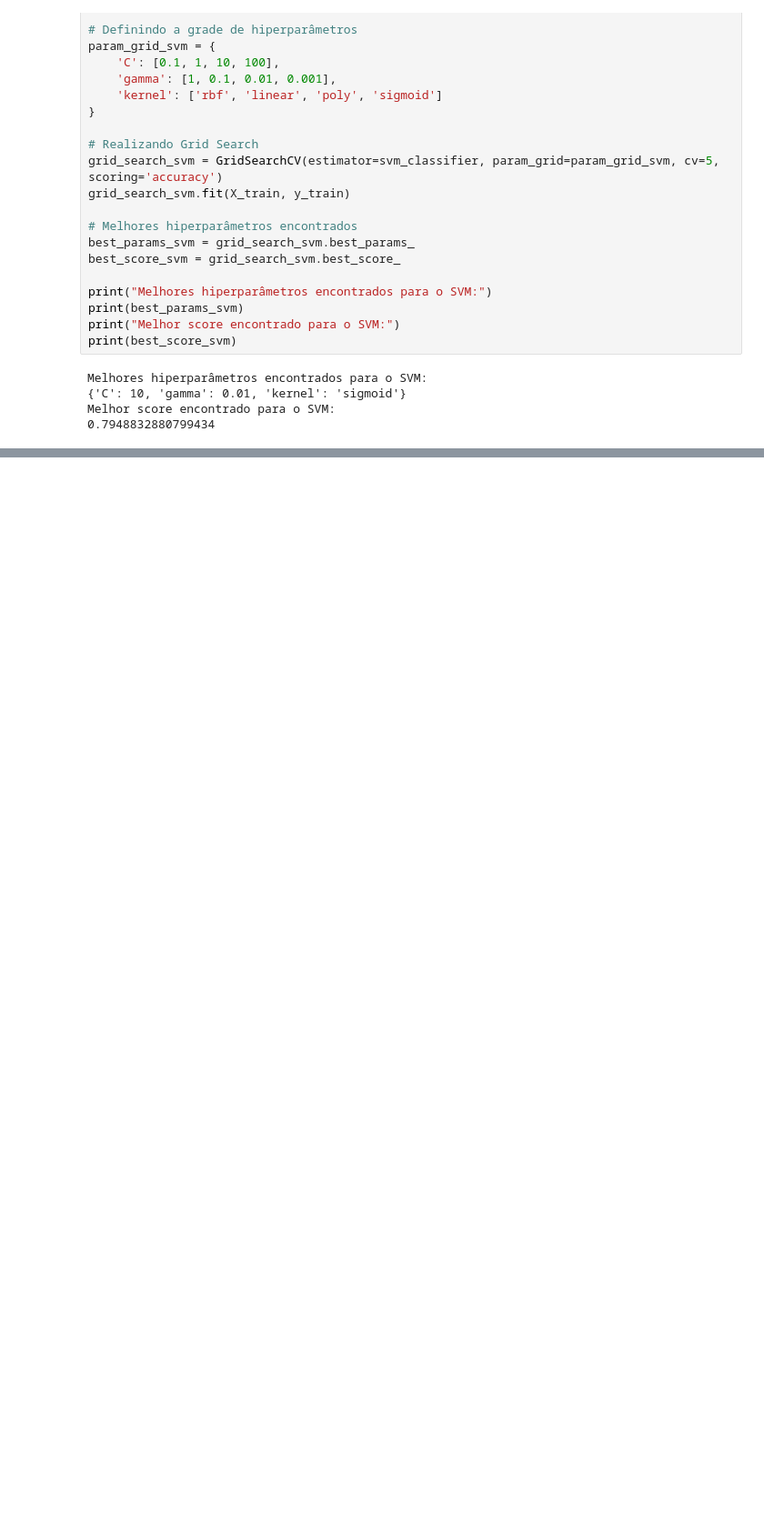
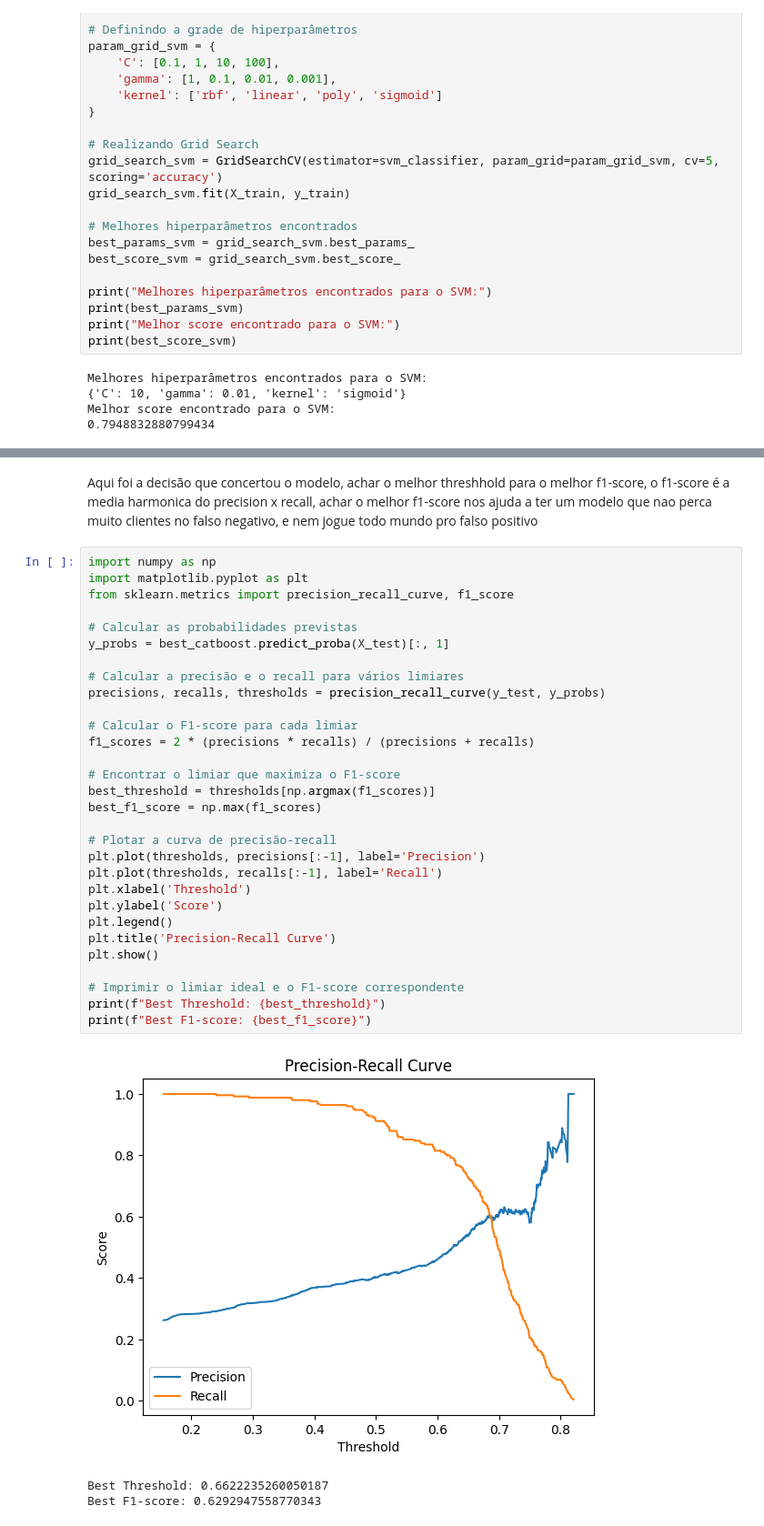
Before and after one commit to FilipeSCampos/Churn-ML, a Jupyter notebook: churn.ipynb, the cells around one changed output, grey strips where cells are left out. Shown at 91% size. Drawn from its saved outputs; the diff is of its cells as text; blank space fills up the shorter version.

```diff
--- a/churn.ipynb
+++ b/churn.ipynb
@@ -728,0 +914,36 @@ Matriz de Confusão:
+# %% [markdown]
+Aqui foi a decisão que concertou o modelo, achar o melhor threshhold para o melhor f1-score, o f1-score é a media harmonica do precision x recall, achar o melhor f1-score nos ajuda a ter um modelo que nao perca muito clientes no falso negativo, e nem jogue todo mundo pro falso positivo
+# %%
+import numpy as np
+import matplotlib.pyplot as plt
+from sklearn.metrics import precision_recall_curve, f1_score
+
+# Calcular as probabilidades previstas
+y_probs = best_catboost.predict_proba(X_test)[:, 1]
+
+# Calcular a precisão e o recall para vários limiares
+precisions, recalls, thresholds = precision_recall_curve(y_test, y_probs)
+
+# Calcular o F1-score para cada limiar
+f1_scores = 2 * (precisions * recalls) / (precisions + recalls)
+
+# Encontrar o limiar que maximiza o F1-score
+best_threshold = thresholds[np.argmax(f1_scores)]
+best_f1_score = np.max(f1_scores)
+
+# Plotar a curva de precisão-recall
+plt.plot(thresholds, precisions[:-1], label='Precision')
+plt.plot(thresholds, recalls[:-1], label='Recall')
+plt.xlabel('Threshold')
+plt.ylabel('Score')
+plt.legend()
+plt.title('Precision-Recall Curve')
+plt.show()
+
+# Imprimir o limiar ideal e o F1-score correspondente
+print(f"Best Threshold: {best_threshold}")
+print(f"Best F1-score: {best_f1_score}")
+# %% [output]
+[figure, added]
+Best Threshold: 0.6622235260050187
+Best F1-score: 0.6292947558770343
```
Also changed, not shown: parts of 25 cells of this notebook, 5 other files.
